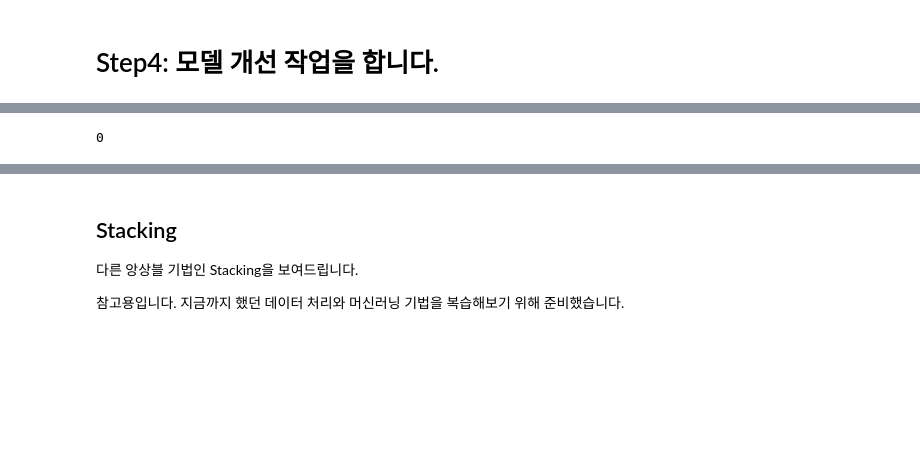
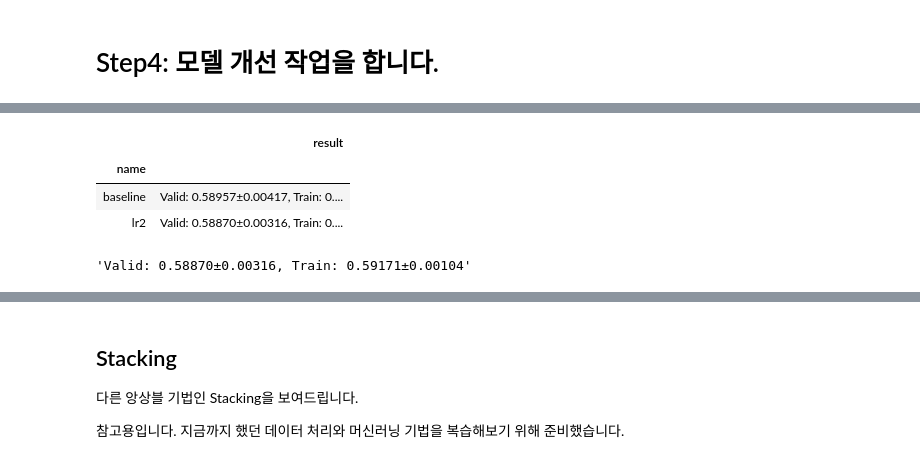
Before and after one commit to jw-koo/DS_lv3_2412, a Jupyter notebook: sec_ds_lv3_prob1_kaggle.ipynb, the cells around one changed output, grey strips where cells are left out. Drawn from its saved outputs; the diff is of its cells as text; code cells hidden in the pictures; blank space fills up the shorter version.

```diff
--- a/sec_ds_lv3_prob1_kaggle.ipynb
+++ b/sec_ds_lv3_prob1_kaggle.ipynb
@@ -386,16 +406,20 @@ print("자가 채점: {}".format(roc_auc_score(s_ans, prd)))
 # %%
 # lr2: LR + feature PCA(n_components = 7)
 from sklearn.decomposition import PCA
 
 ct = ColumnTransformer([
-    ('std_pca', 'passthrough', ['measurement_{}'.format(i) for i in range(18)]), # TODO -with
+    ('std_pca', make_pipeline(StandardScaler(), PCA(n_components = 7)), ['measurement_{}'.format(i) for i in range(18)]),
     ('std', StandardScaler(), ['loading']),
     ('pt', 'passthrough', ['na_1'])
 ])
 clf_lr2 = make_pipeline(ct, LogisticRegression(solver='lbfgs', C=0.1))
 eval_model('lr2', clf_lr2)
 # %% [output]
+|  | result |
+| name |  |
+| baseline | Valid: 0.58957±0.00417, Train: 0.... |
+| lr2 | Valid: 0.58870±0.00316, Train: 0.... |
-0
+'Valid: 0.58870±0.00316, Train: 0.59171±0.00104'
 # %%
 # lr3: Baseline + loading_log
 
```
Also changed, not shown: parts of 19 cells of this notebook.
